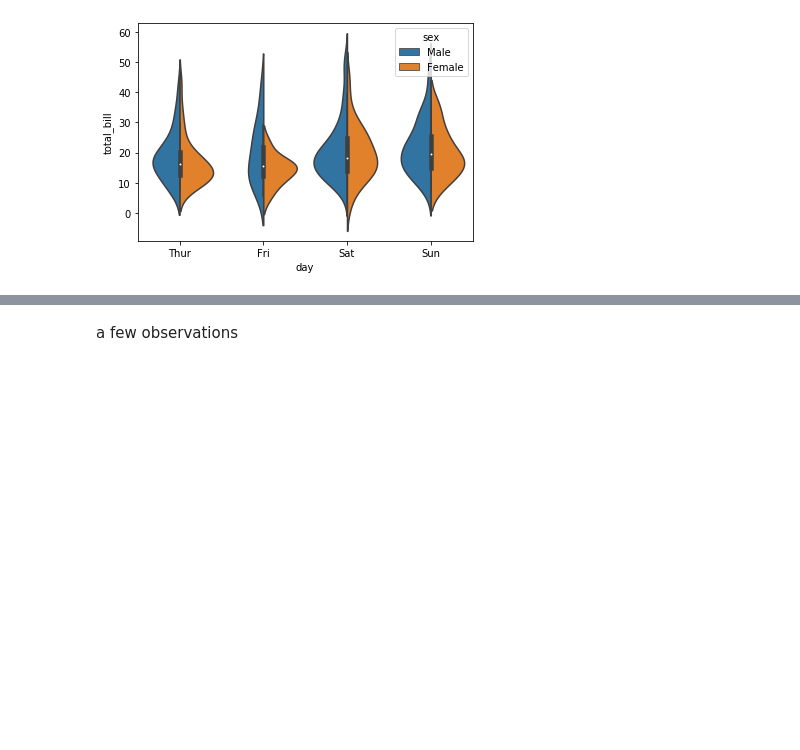
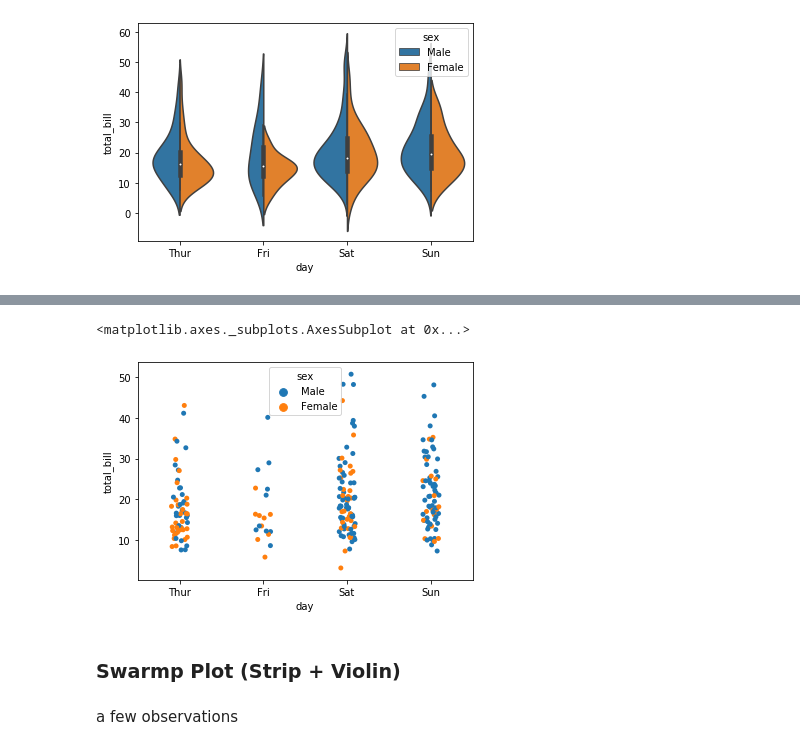
Before and after one commit to octaviaisom/DataViz-with-Seaborn, a Jupyter notebook: dont_forget_to_tip.ipynb, the cells around one changed output, grey strips where cells are left out. Cells and saved outputs as stored; diff of their text form; code cells hidden in the pictures; blank space fills up the shorter version.

```diff
--- a/dont_forget_to_tip.ipynb
+++ b/dont_forget_to_tip.ipynb
@@ -183,2 +190,9 @@ sns.violinplot(x='day',y='total_bill',data=tips, hue='sex',split=True) #This is
+# %%
+sns.stripplot(x='day',y='total_bill',data=tips,jitter=True, hue='sex') #also accepts hue and split arguments
+# %% [output]
+<matplotlib.axes._subplots.AxesSubplot at 0x...>
+[figure, added]
+# %% [markdown]
+### Swarmp Plot (Strip + Violin)
 # %% [markdown]
 a few observations
```
Also changed, not shown: parts of 3 cells of this notebook.
